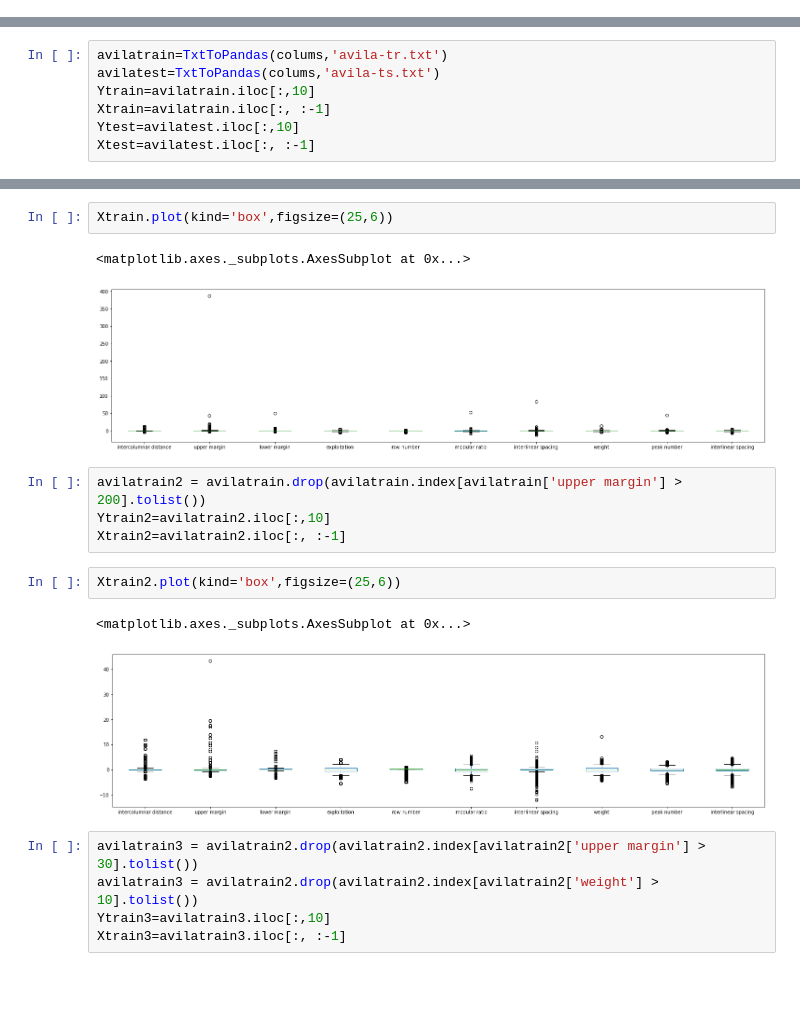
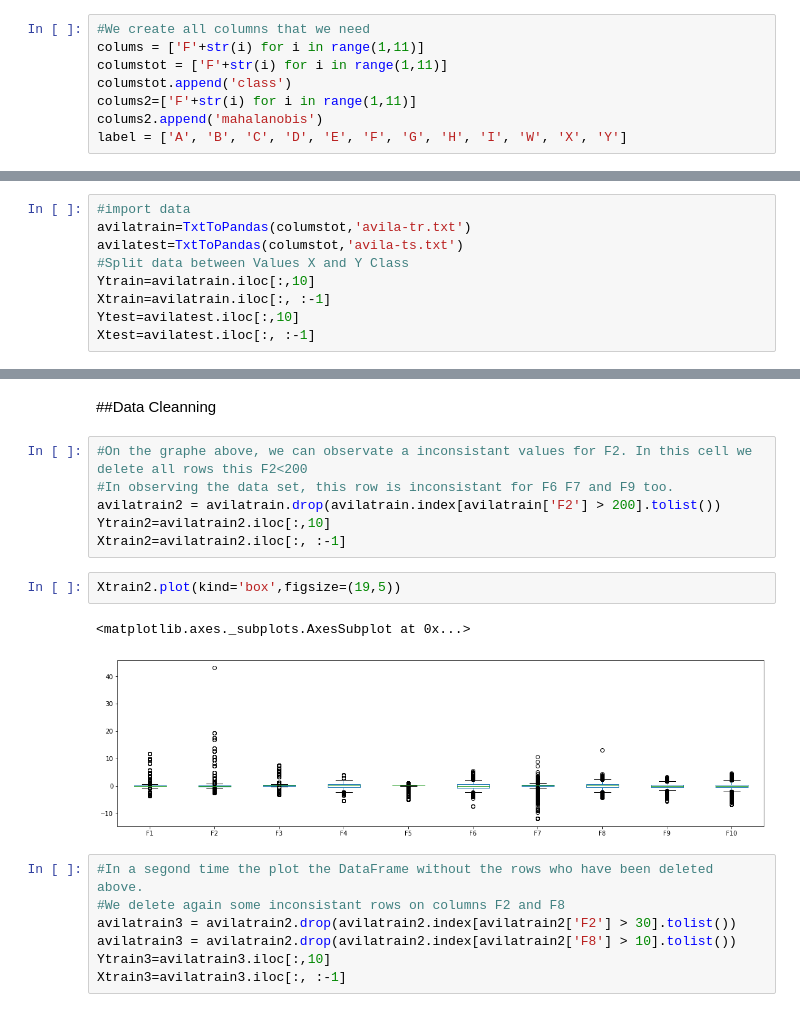
Before and after one commit to LeRoidelaRef/ESILV---Python-for-data-analysis---project-2022, a Jupyter notebook: Projet_Final_Python_for_Data.ipynb, the cells around one changed output, grey strips where cells are left out. Saved outputs shown, nothing was run; the diff lists cells and outputs as text; blank space fills up the shorter version.

```diff
--- a/Projet_Final_Python_for_Data.ipynb
+++ b/Projet_Final_Python_for_Data.ipynb
@@ -16 +18,9 @@ colums=["intercolumnar distance","upper margin","lower margin",
+# %%
+#We create all columns that we need
+colums = ['F'+str(i) for i in range(1,11)]
+columstot = ['F'+str(i) for i in range(1,11)]
+columstot.append('class')
+colums2=['F'+str(i) for i in range(1,11)]
+colums2.append('mahalanobis')
+label = ['A', 'B', 'C', 'D', 'E', 'F', 'G', 'H', 'I', 'W', 'X', 'Y']
 # %%
@@ -20,8 +30,10 @@ def TxtToPandas(colums,name):
   data.columns=colums
   return data
 # %%
-avilatrain=TxtToPandas(colums,'avila-tr.txt')
-avilatest=TxtToPandas(colums,'avila-ts.txt')
+#import data
+avilatrain=TxtToPandas(columstot,'avila-tr.txt')
+avilatest=TxtToPandas(columstot,'avila-ts.txt')
+#Split data between Values X and Y Class
 Ytrain=avilatrain.iloc[:,10]
 Xtrain=avilatrain.iloc[:, :-1]
 Ytest=avilatest.iloc[:,10]
@@ -57,20 +68,21 @@ plt.legend();
+# %% [markdown]
+##Data Cleanning
+# %%
+#On the graphe above, we can observate a inconsistant values for F2. In this cell we delete all rows this F2<200
+#In observing the data set, this row is inconsistant for F6 F7 and F9 too.
+avilatrain2 = avilatrain.drop(avilatrain.index[avilatrain['F2'] > 200].tolist())
+Ytrain2=avilatrain2.iloc[:,10]
+Xtrain2=avilatrain2.iloc[:, :-1]
 # %%
-Xtrain.plot(kind='box',figsize=(25,6))
+Xtrain2.plot(kind='box',figsize=(19,5))
 # %% [output]
 <matplotlib.axes._subplots.AxesSubplot at 0x...>
-[figure, old version]
+[figure, new version]
-# %%
-avilatrain2 = avilatrain.drop(avilatrain.index[avilatrain['upper margin'] > 200].tolist())
-Ytrain2=avilatrain2.iloc[:,10]
-Xtrain2=avilatrain2.iloc[:, :-1]
-# %%
-Xtrain2.plot(kind='box',figsize=(25,6))
-# %% [output]
-<matplotlib.axes._subplots.AxesSubplot at 0x...>
-[figure, removed]
 # %%
-avilatrain3 = avilatrain2.drop(avilatrain2.index[avilatrain2['upper margin'] > 30].tolist())
-avilatrain3 = avilatrain2.drop(avilatrain2.index[avilatrain2['weight'] > 10].tolist())
+#In a segond time the plot the DataFrame without the rows who have been deleted above.
+#We delete again some inconsistant rows on columns F2 and F8
+avilatrain3 = avilatrain2.drop(avilatrain2.index[avilatrain2['F2'] > 30].tolist())
+avilatrain3 = avilatrain2.drop(avilatrain2.index[avilatrain2['F8'] > 10].tolist())
 Ytrain3=avilatrain3.iloc[:,10]
 Xtrain3=avilatrain3.iloc[:, :-1]
 # %%
```
Also changed, not shown: parts of 34 cells of this notebook.
